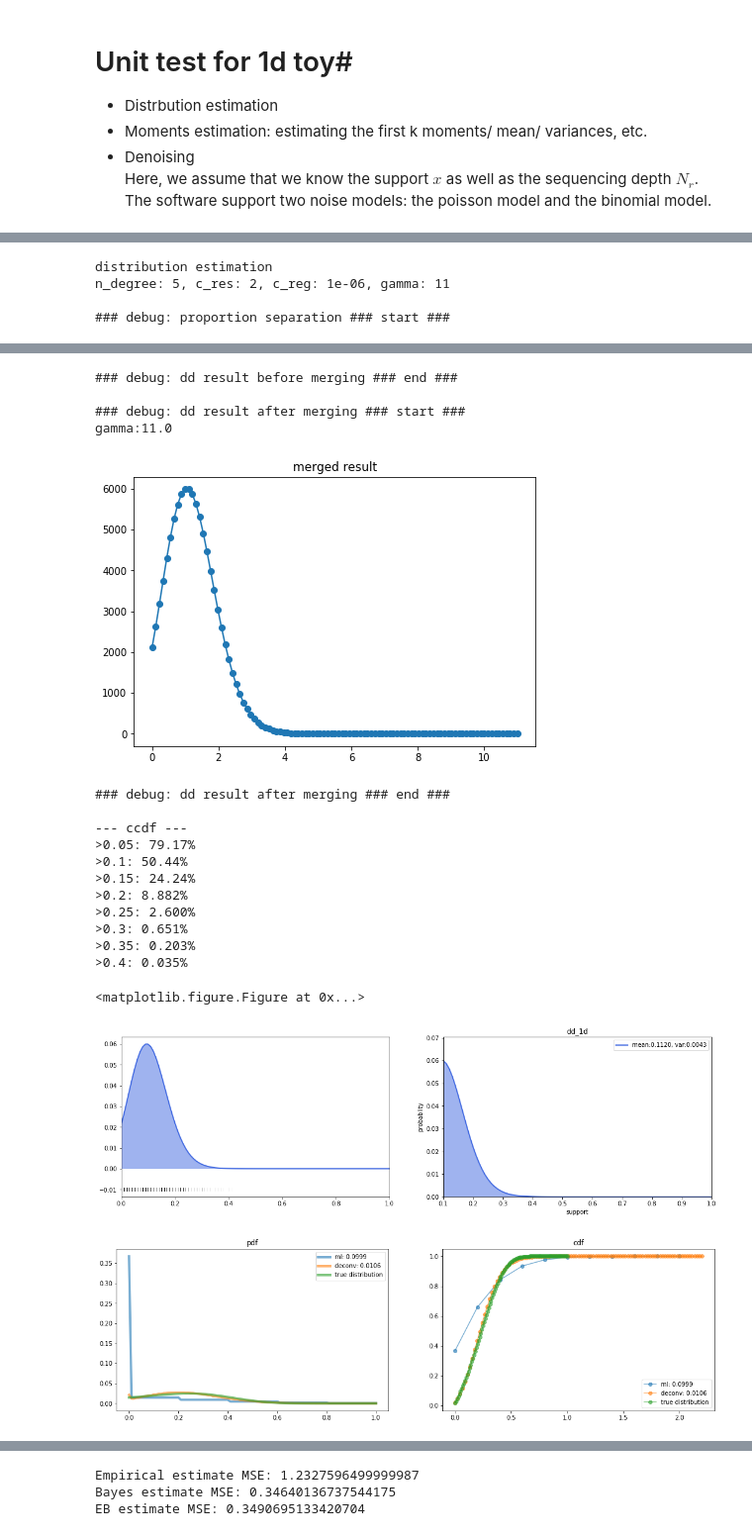
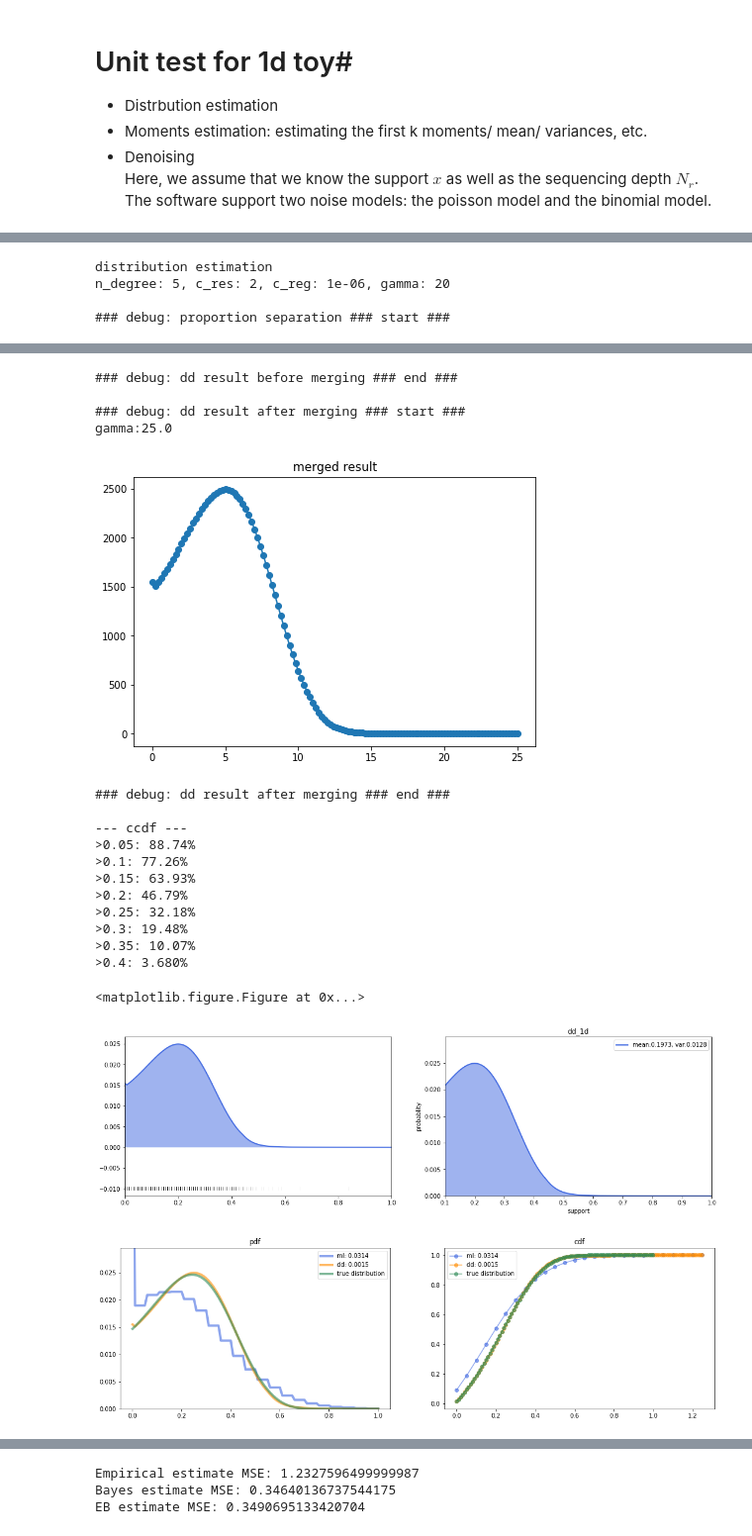
Before and after one commit to martinjzhang/single_cell_eb, a Jupyter notebook: unit_test.ipynb, the cells around one changed output, grey strips where cells are left out. Shown at 99% size. Saved outputs shown, nothing was run; the diff lists cells and outputs as text; code cells hidden in the pictures.

```diff
--- a/unit_test.ipynb
+++ b/unit_test.ipynb
@@ -29,16 +29,16 @@ The autoreload extension is already loaded. To reload it, use:
  - Denoising
 <br> Here, we assume that we know the support $x$ as well as the sequencing depth $N_r$. The software support two noise models: the poisson model and the binomial model.
 # %%
-Q=Q_gen_ND(verbose=True,n_degree=5) ## the splines
+Q,_=Q_gen_ND(verbose=True,n_degree=5,zero_inflate=True) ## the splines
 
 ## creating a toy 1d distribution instance
 print('the toy true distribution')
 np.random.seed(42)
-p,x=toy_dist(vis=1,opt='1d_Q')
+p,x=toy_dist(verbose=True,opt='1d_Q')
 
 ## generate the simulated read count data
 print('generating the simulated read data')
 N_c=100000
-N_r=5
-X,Y,data_info=data_gen_1d(p,x,N_c,N_r,noise='poi',vis=1)
+N_r=20
+X,Y,data_info=data_gen_1d(p,x,N_c,N_r,noise='poi',verbose=True)
 # %% [output]
@@ -64,11 +64,11 @@ generating the simulated read data
 # summary function: Y --> Y_pdf, Y_supp
 # specify the scale of x and N_r
 print('distribution estimation')
-p_hat,dd_info=dd_1d(Y,noise='poi',c_reg=1e-6,verbose=True,gamma=None,debug_mode=True)
+p_hat,dd_info=dd_1d(Y,noise='poi',zero_inflate=True,c_reg=1e-6,verbose=True,gamma=N_r,debug_mode=True)
 p_hat_ml,ml_info=ml_1d(Y)
-_=plot_result_1d(p,p_hat,p_hat_ml,dd_info,ml_info,data_info)
+_=plot_result_1d(p,p_hat,p_hat_ml,dd_info,ml_info,data_info,verbose=True)
 # %% [output]
 distribution estimation
-n_degree: 5, c_res: 2, c_reg: 1e-06, gamma: 11
+n_degree: 5, c_res: 2, c_reg: 1e-06, gamma: 20
 
 ### debug: proportion separation ### start ###
@@ -94,22 +94,22 @@ gamma:11
 ### debug: dd result before merging ### end ###
 
 ### debug: dd result after merging ### start ###
-gamma:11.0
+gamma:25.0
-[figure, old version]
+[figure, new version]
 ### debug: dd result after merging ### end ###
 
 --- ccdf ---
->0.05: 79.17%
->0.1: 50.44%
->0.15: 24.24%
->0.2: 8.882%
->0.25: 2.600%
->0.3: 0.651%
->0.35: 0.203%
->0.4: 0.035%
+>0.05: 88.74%
+>0.1: 77.26%
+>0.15: 63.93%
+>0.2: 46.79%
+>0.25: 32.18%
+>0.3: 19.48%
+>0.35: 10.07%
+>0.4: 3.680%
 <matplotlib.figure.Figure at 0x...>
-[figure, old version]
+[figure, new version]
-[figure, old version]
+[figure, new version]
 # %%
 ## moment estimation
 mean_hat,var_hat,M_hat,N_r_hat = dd_moments_1d(Y,k=2,noise='poi')
```
Also changed, not shown: parts of 5 cells of this notebook, 33 other files.
